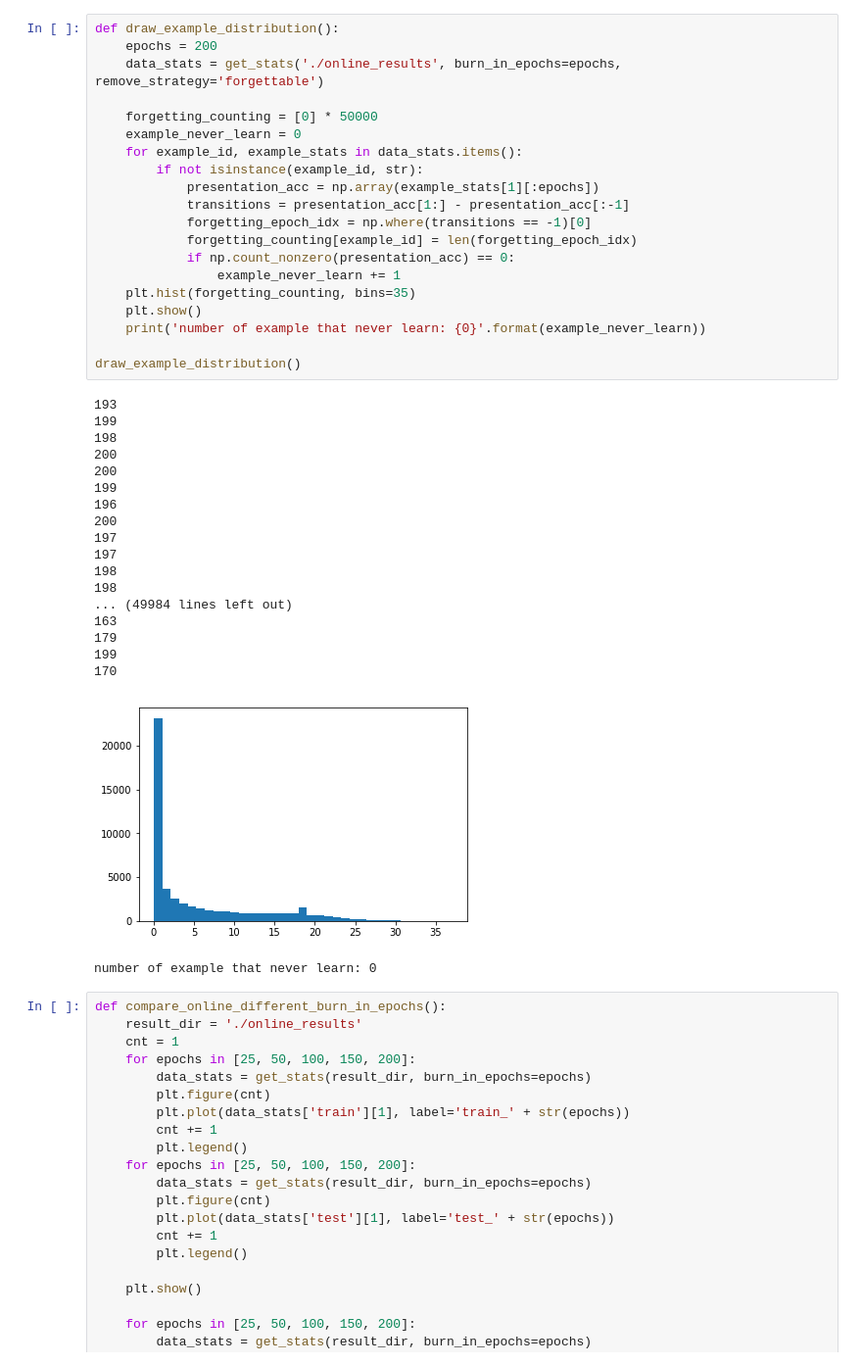
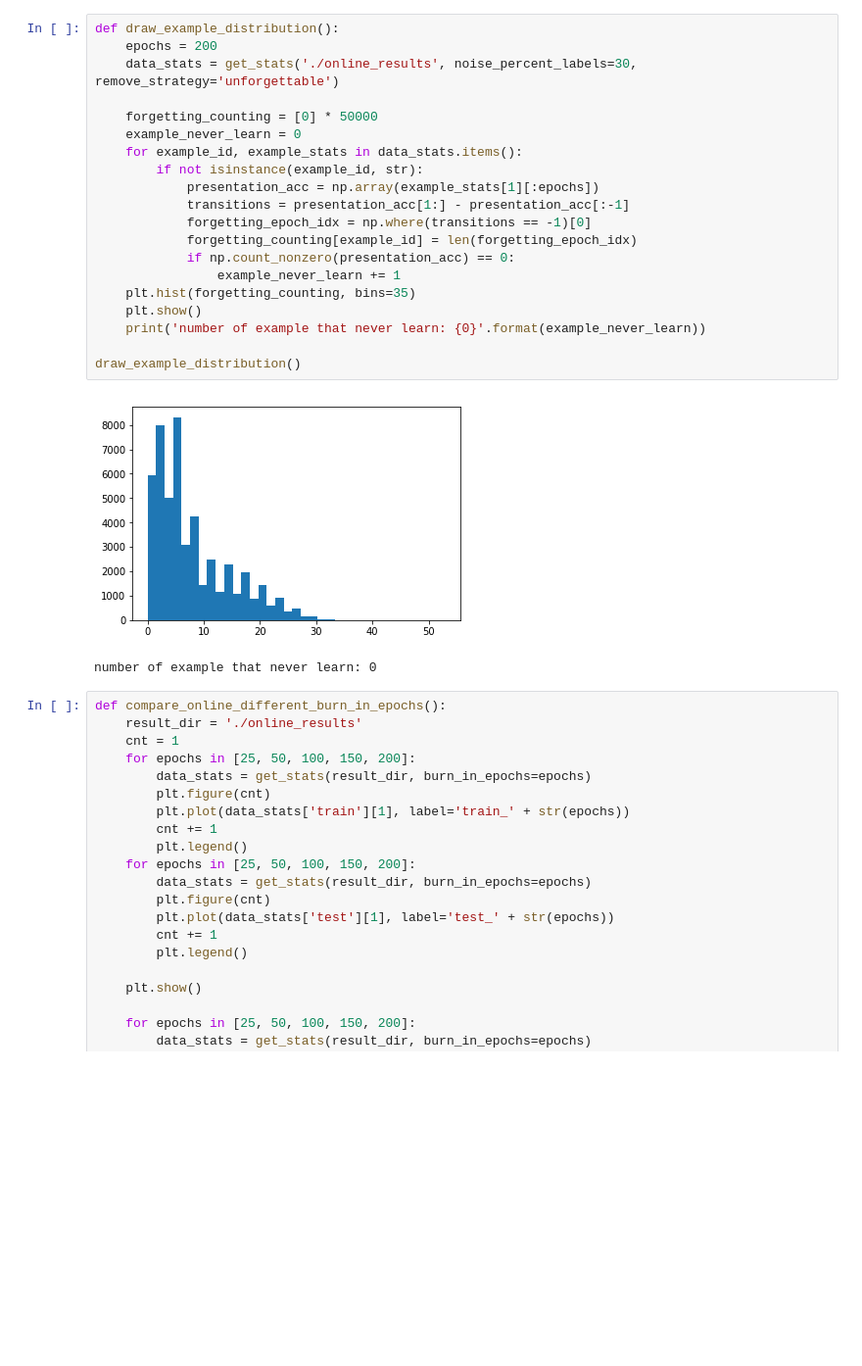
Before and after one commit to ZihengJiang/example_forgetting, a Jupyter notebook: analysis.ipynb, the cells around one changed output. Shown at 98% size. Drawn from its saved outputs; the diff is of its cells as text; blank space fills up the shorter version.

```diff
--- a/analysis.ipynb
+++ b/analysis.ipynb
@@ -60,43 +79,26 @@ draw_events_distribution()
 # %%
 def draw_example_distribution():
     epochs = 200
-    data_stats = get_stats('./online_results', burn_in_epochs=epochs, remove_strategy='forgettable')
+    data_stats = get_stats('./online_results', noise_percent_labels=30, remove_strategy='unforgettable')
 
     forgetting_counting = [0] * 50000
     example_never_learn = 0
     for example_id, example_stats in data_stats.items():
         if not isinstance(example_id, str):
             presentation_acc = np.array(example_stats[1][:epochs])
             transitions = presentation_acc[1:] - presentation_acc[:-1]
             forgetting_epoch_idx = np.where(transitions == -1)[0]
             forgetting_counting[example_id] = len(forgetting_epoch_idx)
             if np.count_nonzero(presentation_acc) == 0:
                 example_never_learn += 1
     plt.hist(forgetting_counting, bins=35)
     plt.show()
     print('number of example that never learn: {0}'.format(example_never_learn))
 
 draw_example_distribution()
 # %% [output]
+[figure, new version]
-193
-199
-198
-200
-200
-199
-196
-200
-197
-197
-198
-198
-... (49984 lines left out)
-163
-179
-199
-170
+number of example that never learn: 0
-[figure, old version]
-number of example that never learn: 0
 # %%
 def compare_online_different_burn_in_epochs():
     result_dir = './online_results'
```
Also changed, not shown: parts of 13 cells of this notebook, 22 other files.
